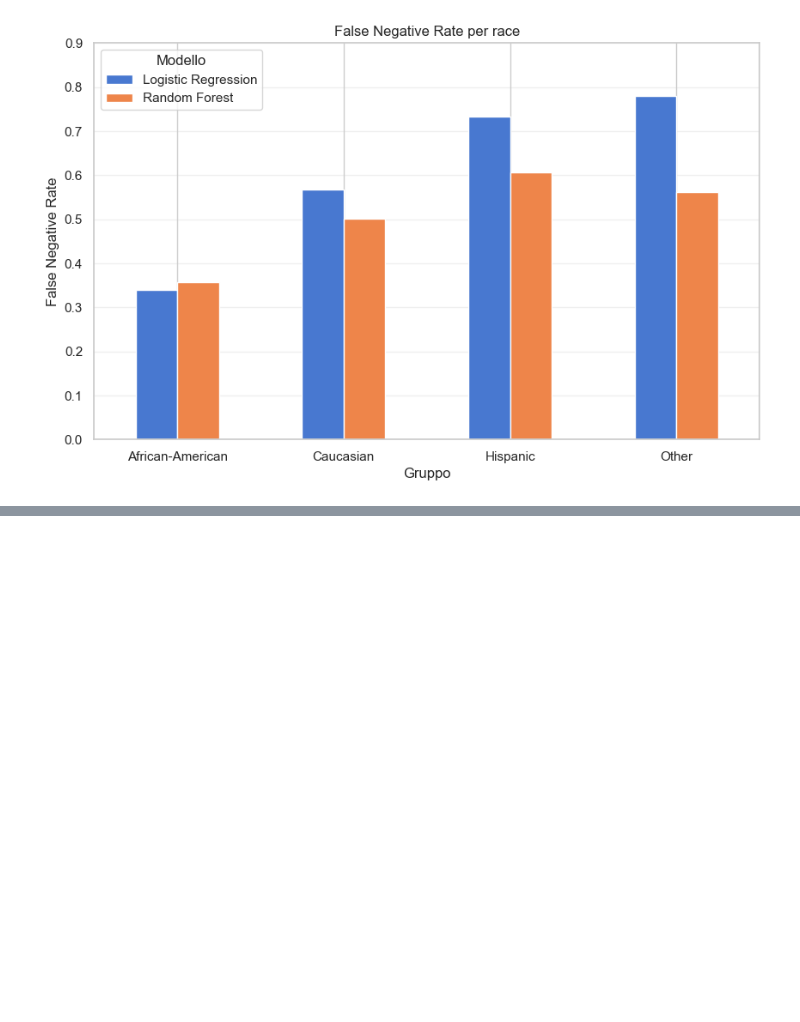
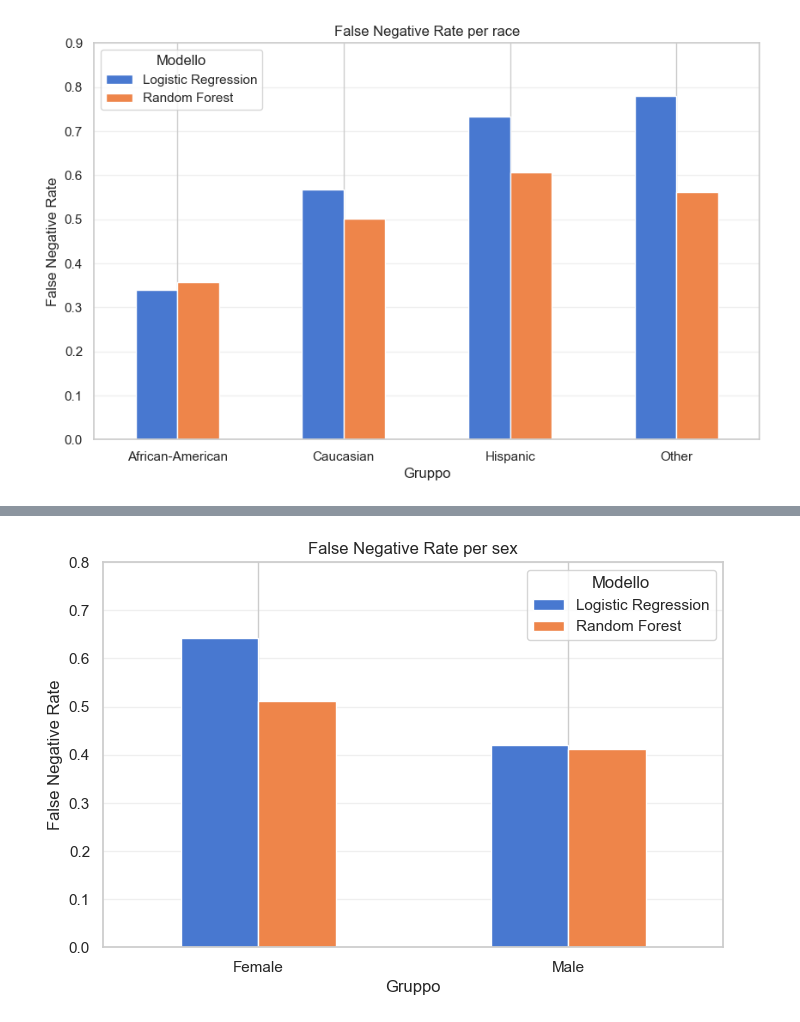
Before and after one commit to anna8987/tesi-COMPAS, a Jupyter notebook: tesiCOMPAS.ipynb, the cells around one changed output, grey strips where cells are left out. Cells and saved outputs as stored; diff of their text form; code cells hidden in the pictures; blank space fills up the shorter version.

```diff
--- a/tesiCOMPAS.ipynb
+++ b/tesiCOMPAS.ipynb
@@ -1813,0 +1896,23 @@ plt.show()
+# %%
+fnr_sex_plot = fairness_sex_comparison.pivot(
+    index="Gruppo",
+    columns="Modello",
+    values="False Negative Rate"
+)
+
+ax = fnr_sex_plot.plot(
+    kind="bar",
+    figsize=(8, 5)
+)
+
+plt.title("False Negative Rate per sex")
+plt.xlabel("Gruppo")
+plt.ylabel("False Negative Rate")
+plt.ylim(0, 0.8)
+plt.xticks(rotation=0)
+plt.grid(axis="y", alpha=0.3)
+plt.legend(title="Modello")
+
+plt.show()
+# %% [output]
+[figure, added]
```
Also changed, not shown: parts of 28 cells of this notebook.
